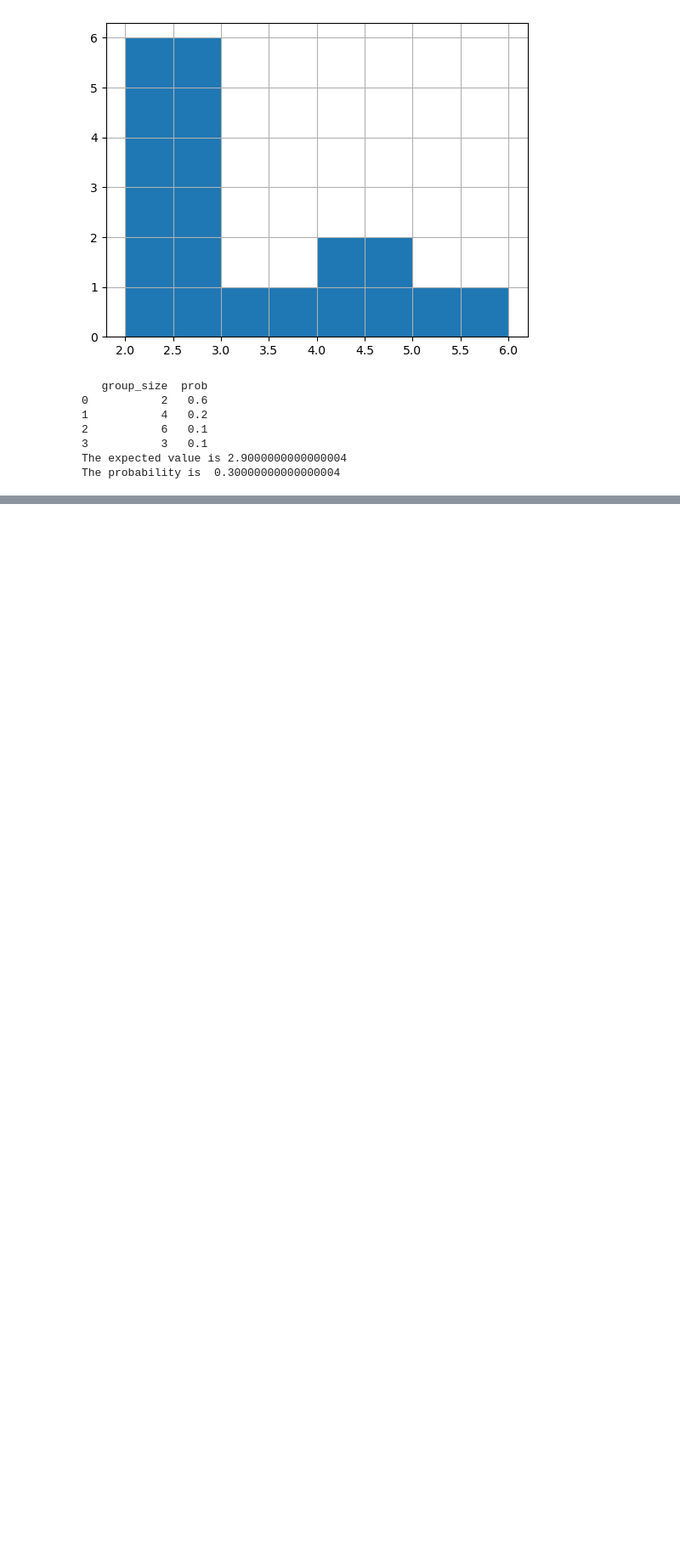
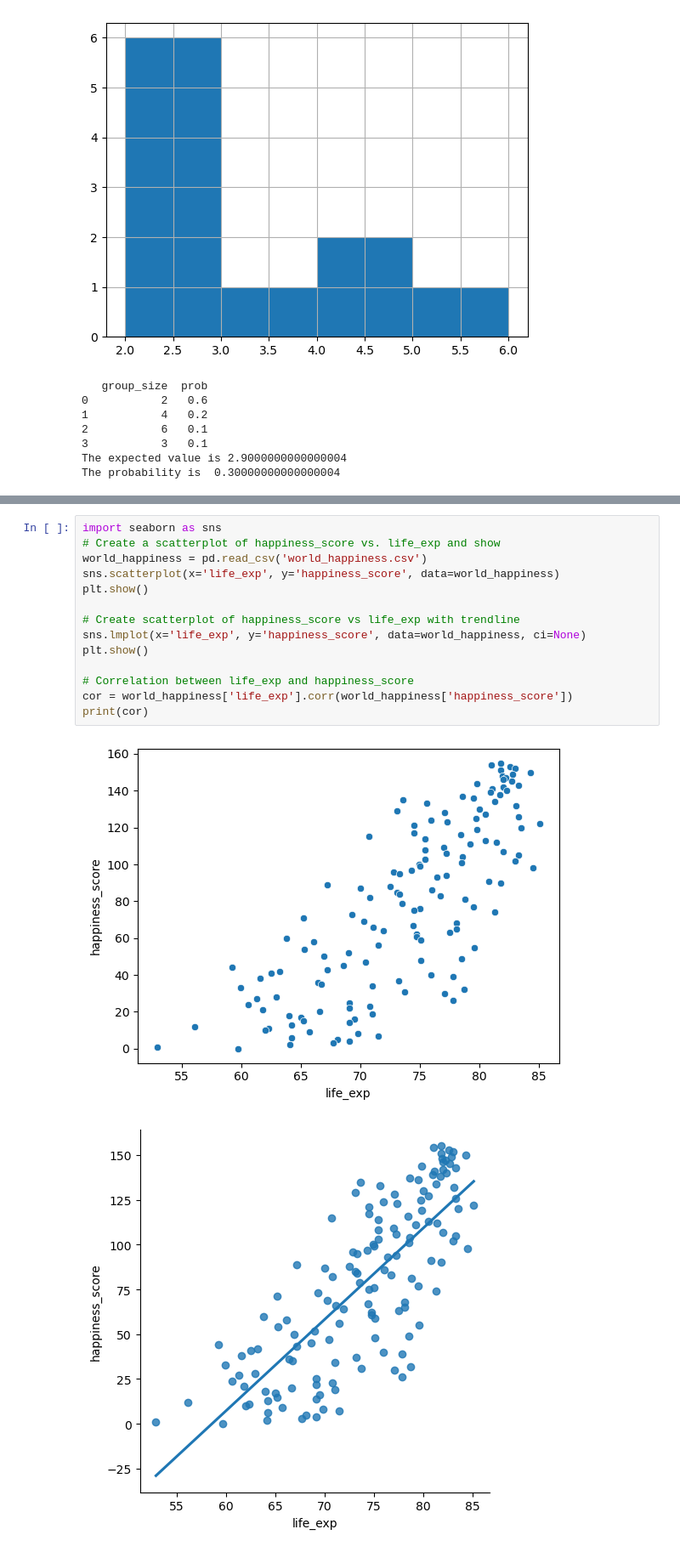
Before and after one commit to PracticalSwan/ITX2007-Data-Science, a Jupyter notebook: Lecture7_Data Sets - Intro2Statistics/6726077_SithuWinSan_L7.ipynb, the cells around one changed output, grey strips where cells are left out. Shown at 85% size. Drawn from its saved outputs; the diff is of its cells as text; blank space fills up the shorter version.

```diff
--- a/Lecture7_Data Sets - Intro2Statistics/6726077_SithuWinSan_L7.ipynb
+++ b/Lecture7_Data Sets - Intro2Statistics/6726077_SithuWinSan_L7.ipynb
@@ -252,0 +300,17 @@ The probability is  0.30000000000000004
+# %%
+import seaborn as sns
+# Create a scatterplot of happiness_score vs. life_exp and show
+world_happiness = pd.read_csv('world_happiness.csv')
+sns.scatterplot(x='life_exp', y='happiness_score', data=world_happiness)
+plt.show()
+
+# Create scatterplot of happiness_score vs life_exp with trendline
+sns.lmplot(x='life_exp', y='happiness_score', data=world_happiness, ci=None)
+plt.show()
+
+# Correlation between life_exp and happiness_score
+cor = world_happiness['life_exp'].corr(world_happiness['happiness_score'])
+print(cor)
+# %% [output]
+[figure, added]
+[figure, added]
```
Also changed, not shown: parts of 5 cells of this notebook, 1 other file.
